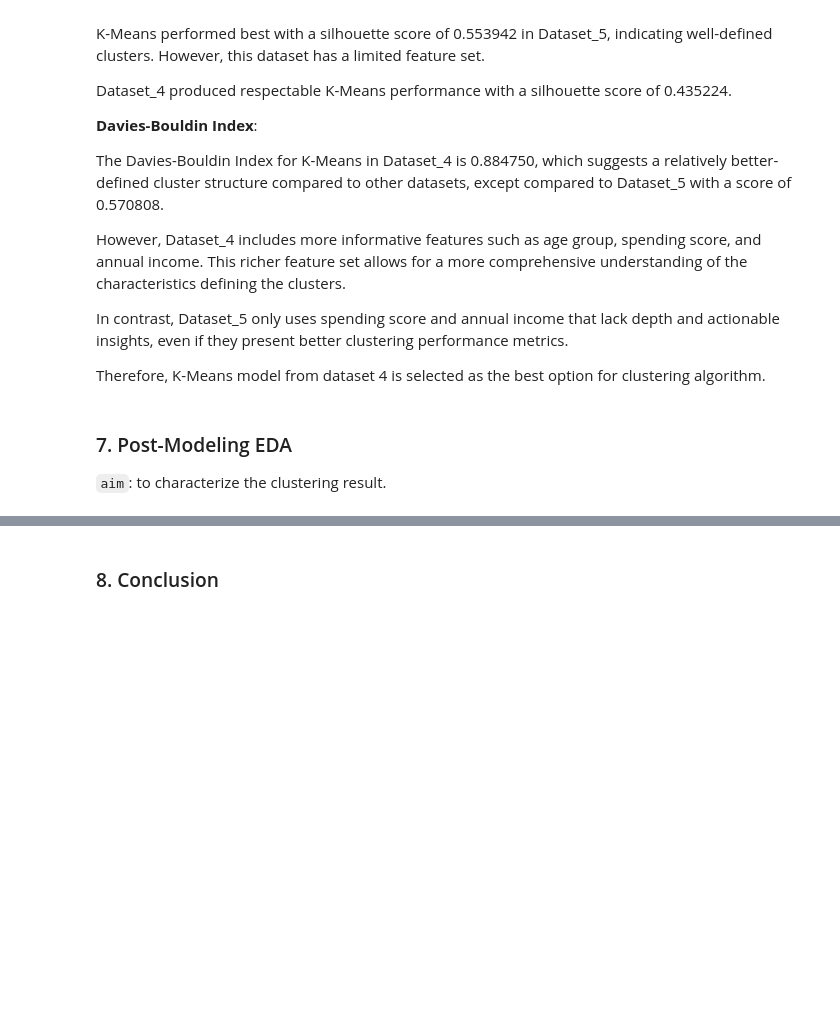
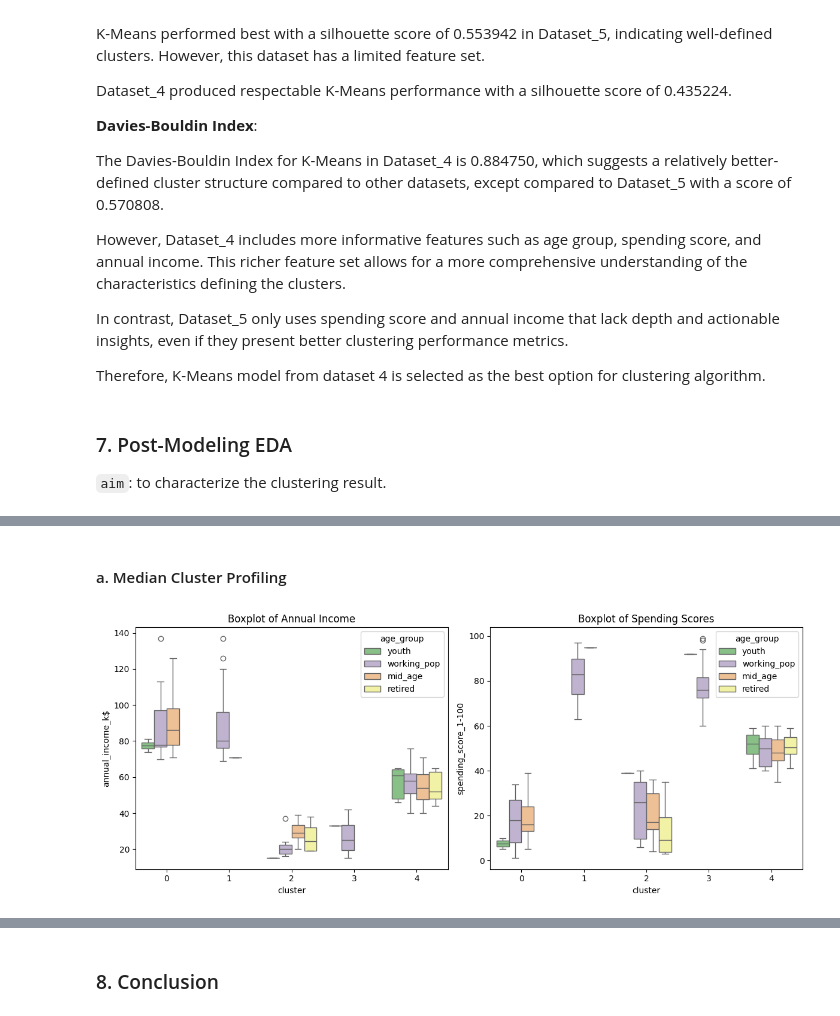
Before and after one commit to catherinehelenna/Market-Basket-Analysis, a Jupyter notebook: modeling.ipynb, the cells around one changed output, grey strips where cells are left out. Drawn from its saved outputs; the diff is of its cells as text; code cells hidden in the pictures; blank space fills up the shorter version.

```diff
--- a/modeling.ipynb
+++ b/modeling.ipynb
@@ -1113,3 +1108,12 @@ Therefore, K-Means model from dataset 4 is selected as the best option for clust
 # %% [markdown]
 ### 7. Post-Modeling EDA
 `aim`: to characterize the clustering result.
+# %%
+# copy dataset
+post_cluster_data = set_4.copy()
+
+# add cluster info
+post_cluster_data['cluster'] = kmeans_labels_4
+
+# show
+post_cluster_data.info()
@@ -1115,0 +1132,20 @@ Therefore, K-Means model from dataset 4 is selected as the best option for clust
+# %% [markdown]
+#### a. Median Cluster Profiling
+# %%
+# Income and spending score Distribution per Cluster
+fig, axs = plt.subplots(1,2,figsize=(12,5))
+# Boxplot for Dataset 1
+sns.boxplot(x='cluster', y='annual_income_k$', data=post_cluster_data, hue='age_group',palette='Accent', ax=axs[0])
+axs[0].set_title('Boxplot of Annual Income')
+
+# Boxplot for Dataset 2
+sns.boxplot(x='cluster', y='spending_score_1-100', data=post_cluster_data, hue='age_group',palette='Accent', ax=axs[1])
+axs[1].set_title('Boxplot of Spending Scores')
+
+# Adjust layout
+plt.tight_layout()
+
+# Show the plots
+plt.show()
+# %% [output]
+[figure, added]
```
Also changed, not shown: parts of 12 cells of this notebook.
